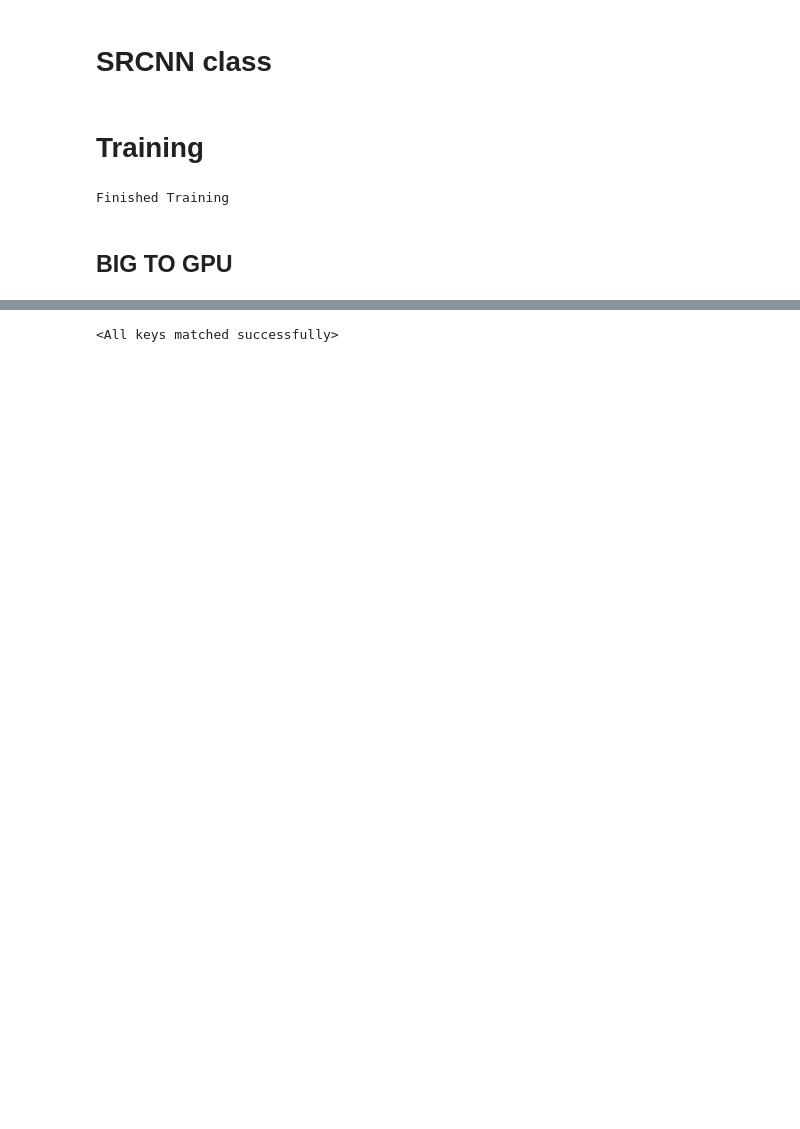
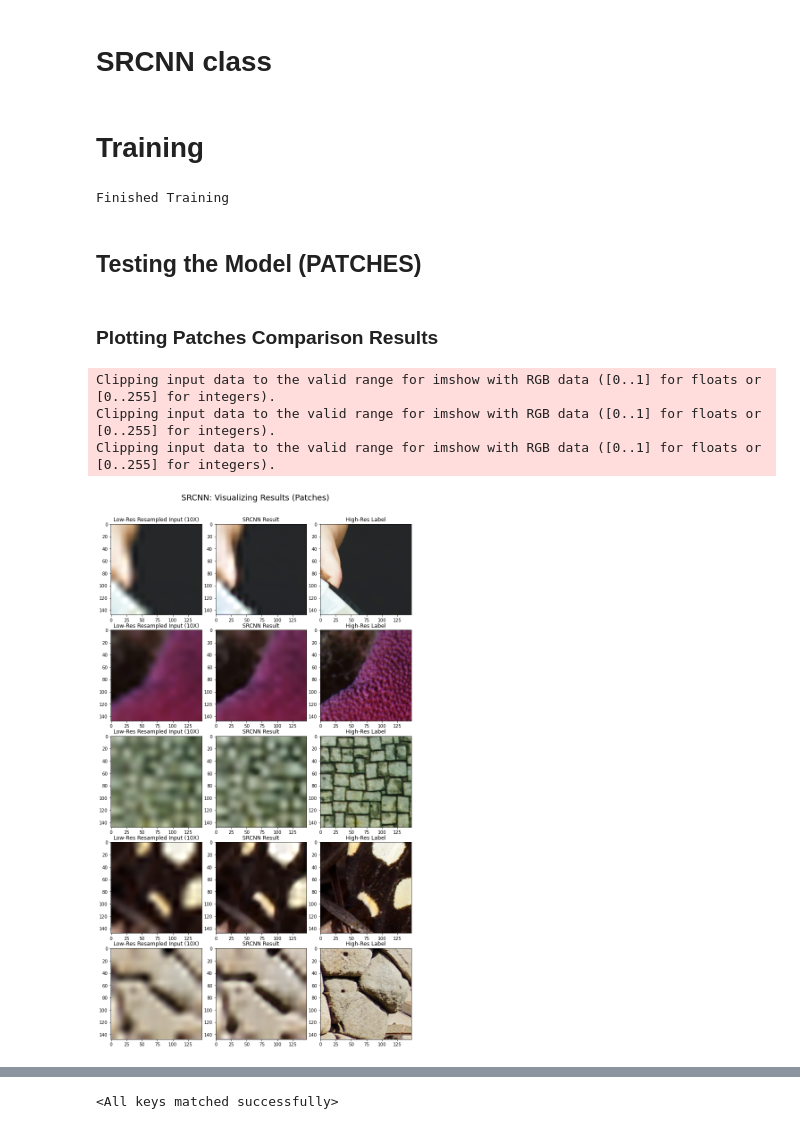
Before and after one commit to AndyPietr/Super-Resolution, a Jupyter notebook: main.ipynb, the cells around one changed output, grey strips where cells are left out. Drawn from its saved outputs; the diff is of its cells as text; code cells hidden in the pictures; blank space fills up the shorter version.

```diff
--- a/main.ipynb
+++ b/main.ipynb
@@ -305,12 +308,12 @@ mySRCNN=SRCNN()
 mySRCNN.to(devO)
 mySRCNN.train()
 criterion = nn.MSELoss()
-# optimizer = torch.optim.SGD(stupidModel.parameters(), lr=0.01, momentum=0.9)
 learning_rate = 0.001
 optimizer = torch.optim.Adam(mySRCNN.parameters(), lr=learning_rate)
+# optimizer = torch.optim.SGD(mySRCNN.parameters(), lr=learning_rate, momentum=0.9)
 batch_size=16
 running_loss = 0.0
-epochs=1
+epochs=40
 loss_vals=[]
 best_epoch=0
 
@@ -330,12 +333,39 @@ for e in tqdm(range(epochs)):
                 optimizer.step()
 
         loss_vals.append(loss.item())
-        #print(e, end=" ")
-        #torch.save(stupidModel.state_dict(), "./models/m"+str(e))
 print('Finished Training')
 mySRCNN.eval()
-torch.save(mySRCNN.state_dict(),'./results/model/SRCNN [{}-epochs] [{}-lr] [{}-batchsize]'.format(epochs,learning_rate,batch_size)) #TODO PUT OPTIMIZER
+torch.save(mySRCNN.state_dict(),'./results/models/SRCNN [{}-epochs] [{}-lr] [{}-optim] [{}-batch_size] [{}-train_size] [{}X]'.format(epochs,learning_rate,str(type(optimizer)).split(".")[-1].split("'")[0],batch_size,n_patches,resolution_div))
 # %% [output]
 Finished Training
-# %% [markdown]
-## BIG TO GPU
+# %% [markdown]
+## Testing the Model (PATCHES)
+# %%
+results= mySRCNN(lr_test[:10]) # ONLY PATCHES
+IN_cpu_np=lr_test.cpu().numpy()
+result_cpu_np = results.cpu().detach().numpy()
+GT_cpu_np= hr_test.cpu().numpy()
+# %% [markdown]
+### Plotting Patches Comparison Results
+# %%
+def plot_results(N_of_images_to_plot:int=2, col1:torch.Tensor=None, col2:torch.Tensor=None, col3:torch.Tensor=None, figsize=None, start_from_image=0):
+    if figsize == None:
+        figsize=(10,N_of_images_to_plot*3.5)
+    fig, axs = plt.subplots(N_of_images_to_plot, 3, figsize=figsize)
+    fig.suptitle('SRCNN: Visualizing Results (Patches)', fontsize=18, y=1)
+    for i, ax in enumerate(axs):
+        i+=start_from_image
+        ax[0].imshow( cv2.cvtColor(         np.transpose(col1[i], (1, 2, 0) )          , cv2.COLOR_BGR2RGB)           ); ax[0].set_title("Low-Res Resampled Input ({}X)".format(resolution_div))
+        ax[1].imshow( cv2.cvtColor(         np.transpose(col2[i], (1, 2, 0) )          , cv2.COLOR_BGR2RGB)           ); ax[1].set_title("SRCNN Result")
+        ax[2].imshow( cv2.cvtColor(         np.transpose(col3[i], (1, 2, 0) )          , cv2.COLOR_BGR2RGB)           ); ax[2].set_title("High-Res Label")
+    fig.tight_layout()
+    plt.subplots_adjust(wspace=0.15, hspace=0.05)
+    plt.savefig('./results/patch_results/SRCNN [{}-epochs] [{}-lr] [{}-optim] [{}-batch_size] [{}-train_size] [{}X].png'.format(epochs,learning_rate,str(type(optimizer)).split(".")[-1].split("'")[0],batch_size,n_patches,resolution_div), dpi=300)
+
+plot_results(5,col1=IN_cpu_np, col2=result_cpu_np, col3=GT_cpu_np, start_from_image=2)
+torch.save(mySRCNN.state_dict(),'./results/SRCNN [{}-epochs] [{}-lr] [{}-batchsize]'.format(epochs,learning_rate,batch_size))
+# %% [output]
+Clipping input data to the valid range for imshow with RGB data ([0..1] for floats or [0..255] for integers).
+Clipping input data to the valid range for imshow with RGB data ([0..1] for floats or [0..255] for integers).
+Clipping input data to the valid range for imshow with RGB data ([0..1] for floats or [0..255] for integers).
+[figure, added]
```
Also changed, not shown: parts of 26 cells of this notebook.
